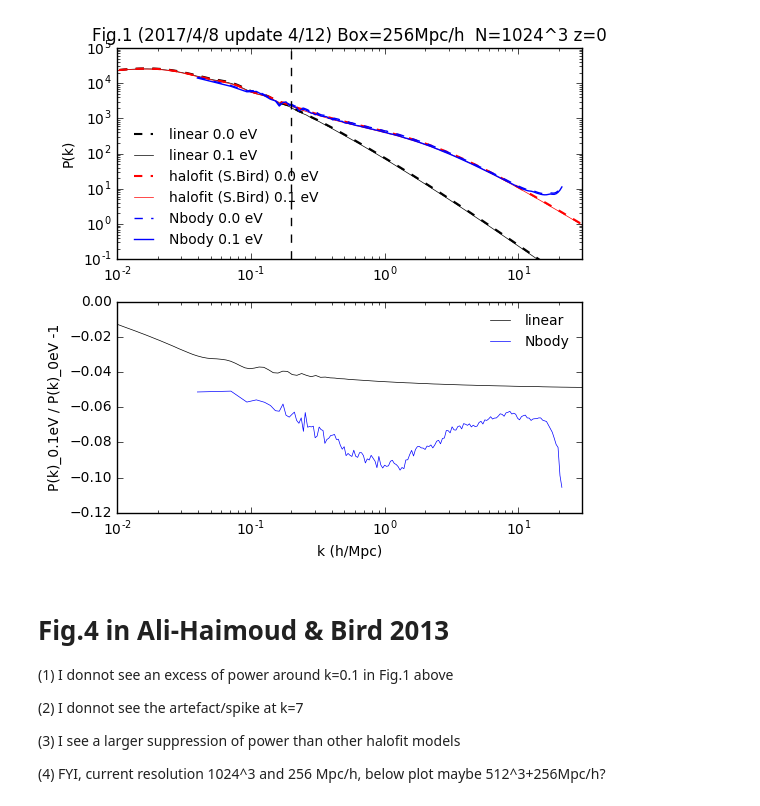
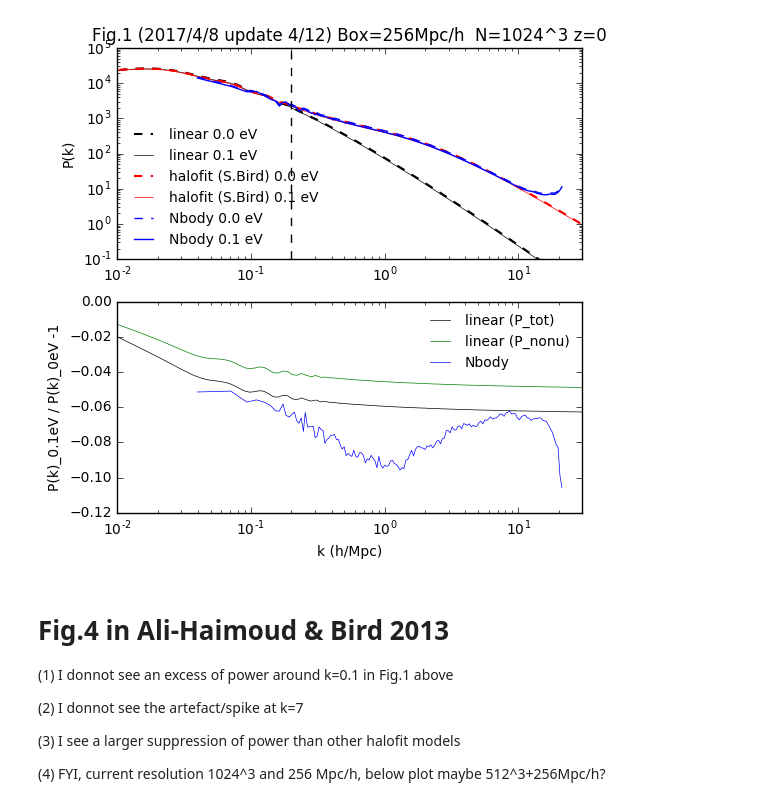
Before and after one commit to liuxx479/neutrino-batch, a Jupyter notebook: plot-matterps.ipynb, the cells around one changed output. Saved outputs shown, nothing was run; the diff lists cells and outputs as text; code cells hidden in the pictures.

Commit message:
update many plots, using instead nonu transfer function

```diff
--- a/plot-matterps.ipynb
+++ b/plot-matterps.ipynb
@@ -72,35 +72,36 @@ ax.plot(khalofit, Phalofit, 'r-',lw=0.5, label='halofit (S.Bird) 0.1 eV')
 
 ax.plot(kgadget_bined, Pgadget0_bined, 'b--', lw=1,label='Nbody 0.0 eV')
 ax.plot(kgadget_bined, Pgadget_bined, 'b-', lw=1,label='Nbody 0.1 eV')
 
 ax.plot((0.2,0.2), (0.1,1e5),'k--')
 #ax.set_xlabel('k (h/Mpc)')
 ax.set_ylabel('P(k)')
 ax.set_xscale('log')
 ax.set_yscale('log')
 ax.set_xlim(1e-2, 30)
 ax.set_ylim(0.1, 1e5)
 ax.set_title('Fig.1 (2017/4/8 update 4/12) Box=256Mpc/h  N=1024^3 z=0')
 ax.legend(frameon=0,loc=3,fontsize=10)
 
-ax2.plot(k_arr,Pnonu/Pcamb0_interp-1,'k-',lw=0.5, label='linear')
+ax2.plot(k_arr,Pcamb_interp/Pcamb0_interp-1,'k-',lw=0.5, label='linear (P_tot)')
+ax2.plot(k_arr,Pnonu/Pcamb0_interp-1,'g-',lw=0.5, label='linear (P_nonu)')
 #ax2.plot(k_arr,PnonuB/PB0_interp-1,'r-',lw=0.5, label='halofit (S. Bird)')
 #ax2.plot(k_arr,PnonuT/PT0_interp-1,'c-',lw=0.5, label='halofit (Takahashi)')
 ax2.plot(kgadget_bined,Pgadget_bined/Pgadget0_bined-1,'b-',lw=0.5, label='Nbody')
 
 ax2.legend(frameon=0,fontsize=10)
 ax2.set_xscale('log')
 ax2.set_xlim(1e-2, 30)
 #ax2.set_ylim(-0.12,0.03)
 ax2.set_xlabel('k (h/Mpc)')
 ax2.set_ylabel('P(k)_0.1eV / P(k)_0eV -1')
 show()
 
 ######## note on some test results:
 ######## the lower power is due to nu mass splitting
 ######## nor it's due to the definition in omega_m = 1-omega_lambda
 # %% [output]
-[figure, old version]
+[figure, new version]
 # %% [markdown]
 # Fig.4 in Ali-Haimoud & Bird 2013
 
```
